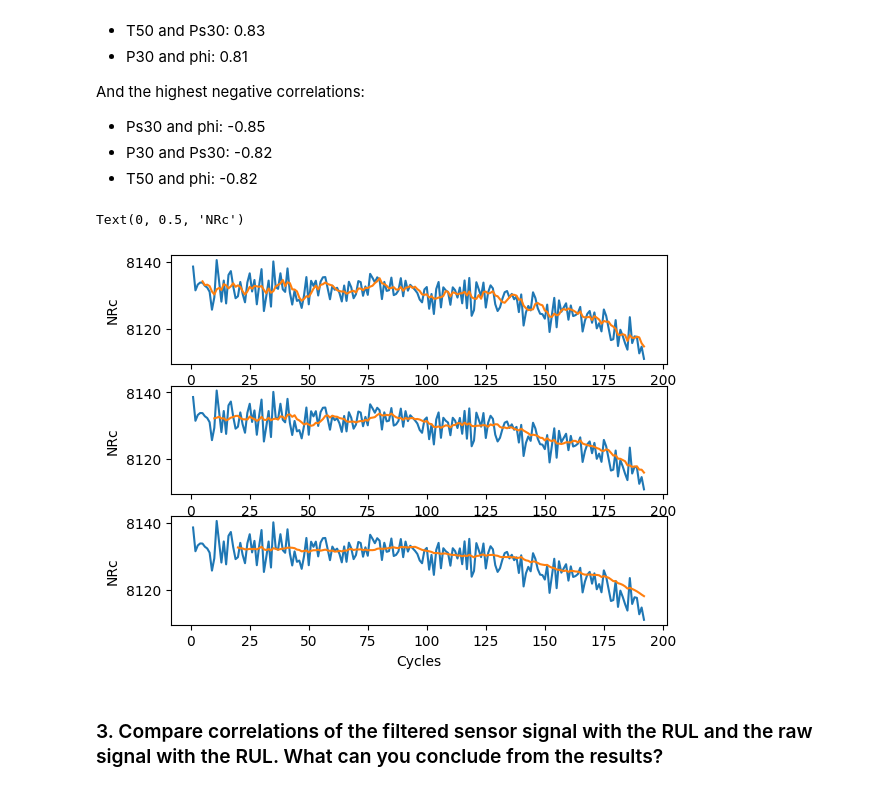
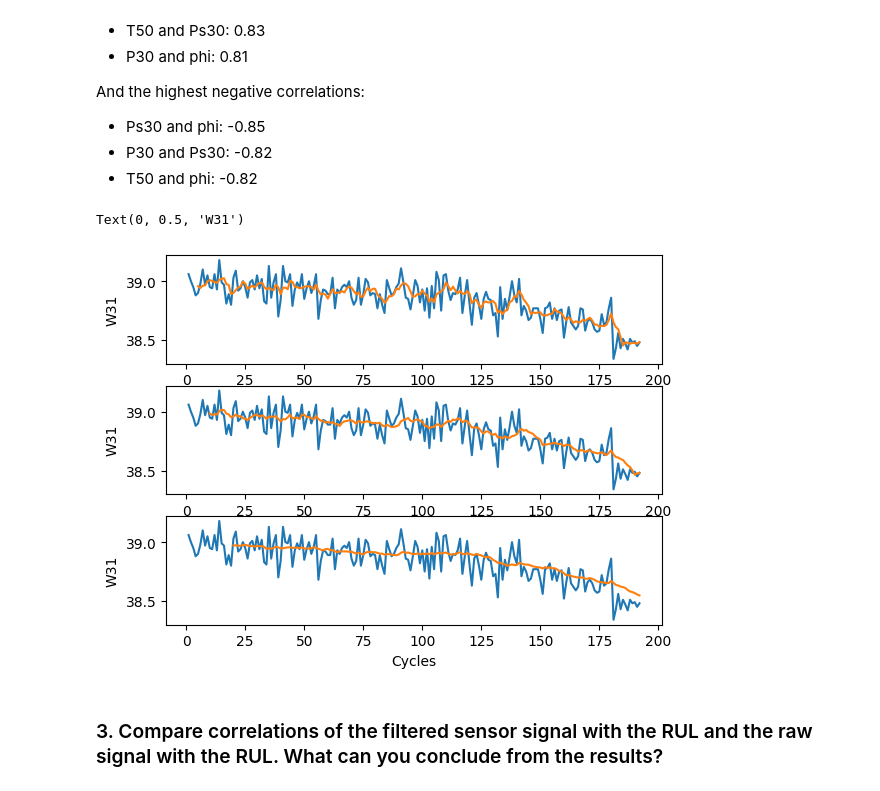
Before and after one commit to isaaclelias/machine-learning-applications, a Jupyter notebook: data_preparation_task.ipynb, the cells around one changed output. Cells and saved outputs as stored; diff of their text form; code cells hidden in the pictures.

```diff
--- a/data_preparation_task.ipynb
+++ b/data_preparation_task.ipynb
@@ -56,27 +56,27 @@ df['W31_SMA20'] = df['W31'].rolling(20).mean()
 # %%
 engine = 1
 plt.figure()
 
 df_engine = df[df['Engine'] == engine]
 plt.subplot(3,1,1)
-plt.plot(df_engine['Cycle'], df_engine['NRc']) # non-filtered
-plt.plot(df_engine['Cycle'], df_engine['NRc_SMA05']) # 5 steps moving average
+plt.plot(df_engine['Cycle'], df_engine['W31']) # non-filtered
+plt.plot(df_engine['Cycle'], df_engine['W31_SMA05']) # 5 steps moving average
 plt.xlabel('Cycles')
-plt.ylabel('NRc')
+plt.ylabel('W31')
 
 plt.subplot(3,1,2)
-plt.plot(df_engine['Cycle'], df_engine['NRc']) # non-filtered
-plt.plot(df_engine['Cycle'], df_engine['NRc_SMA10']) # 10 steps moving average
+plt.plot(df_engine['Cycle'], df_engine['W31']) # non-filtered
+plt.plot(df_engine['Cycle'], df_engine['W31_SMA10']) # 10 steps moving average
 plt.xlabel('Cycles')
-plt.ylabel('NRc')
+plt.ylabel('W31')
 
 plt.subplot(3,1,3)
-plt.plot(df_engine['Cycle'], df_engine['NRc']) # non-filtered
-plt.plot(df_engine['Cycle'], df_engine['NRc_SMA20']) # 20 steps moving average
+plt.plot(df_engine['Cycle'], df_engine['W31']) # non-filtered
+plt.plot(df_engine['Cycle'], df_engine['W31_SMA20']) # 20 steps moving average
 plt.xlabel('Cycles')
-plt.ylabel('NRc')
+plt.ylabel('W31')
 # %% [output]
-Text(0, 0.5, 'NRc')
+Text(0, 0.5, 'W31')
-[figure, old version]
+[figure, new version]
 # %% [markdown]
 ### 3. Compare correlations of the filtered sensor signal with the RUL and the raw signal with the RUL. What can you conclude from the results?
```
Also changed, not shown: parts of 3 cells of this notebook.
